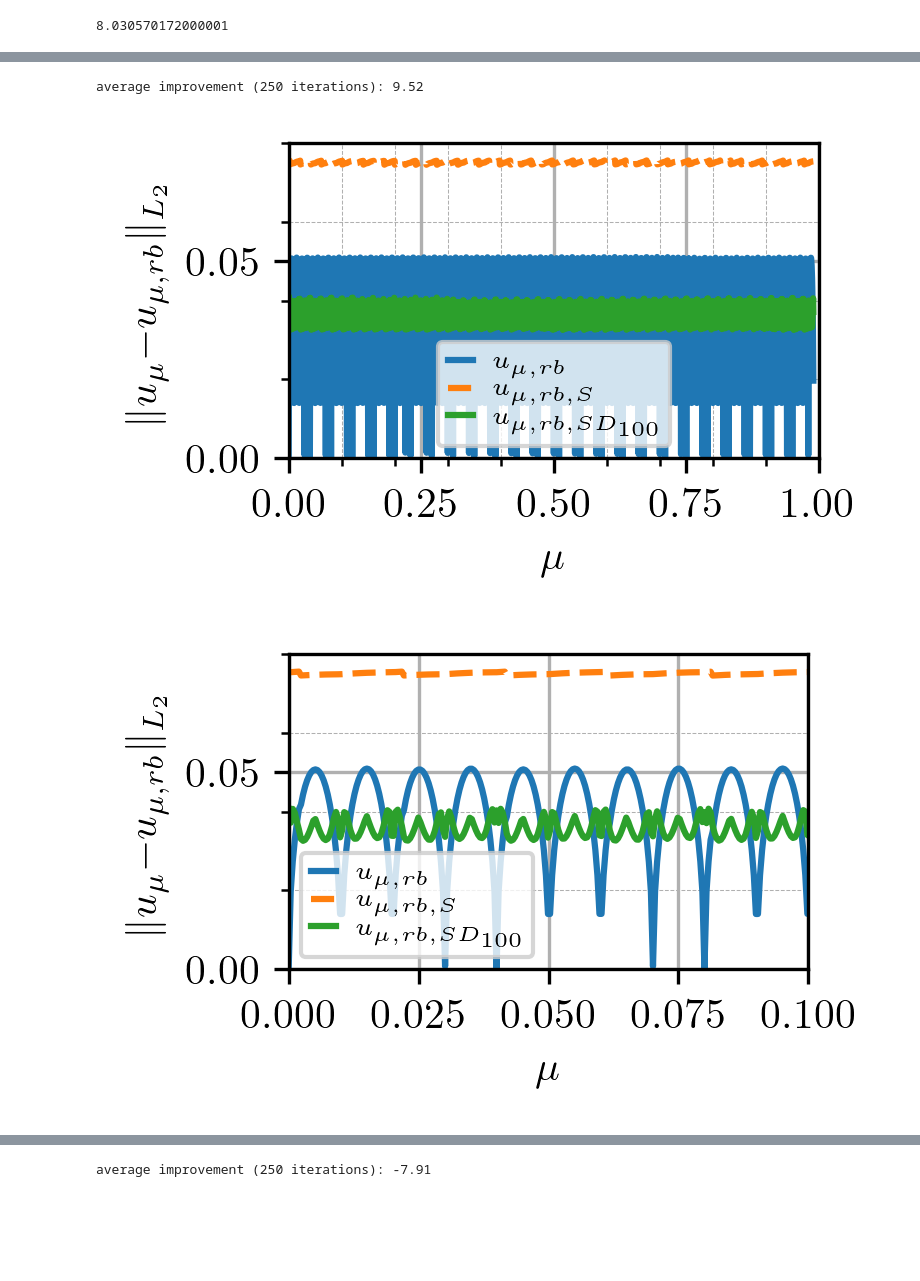
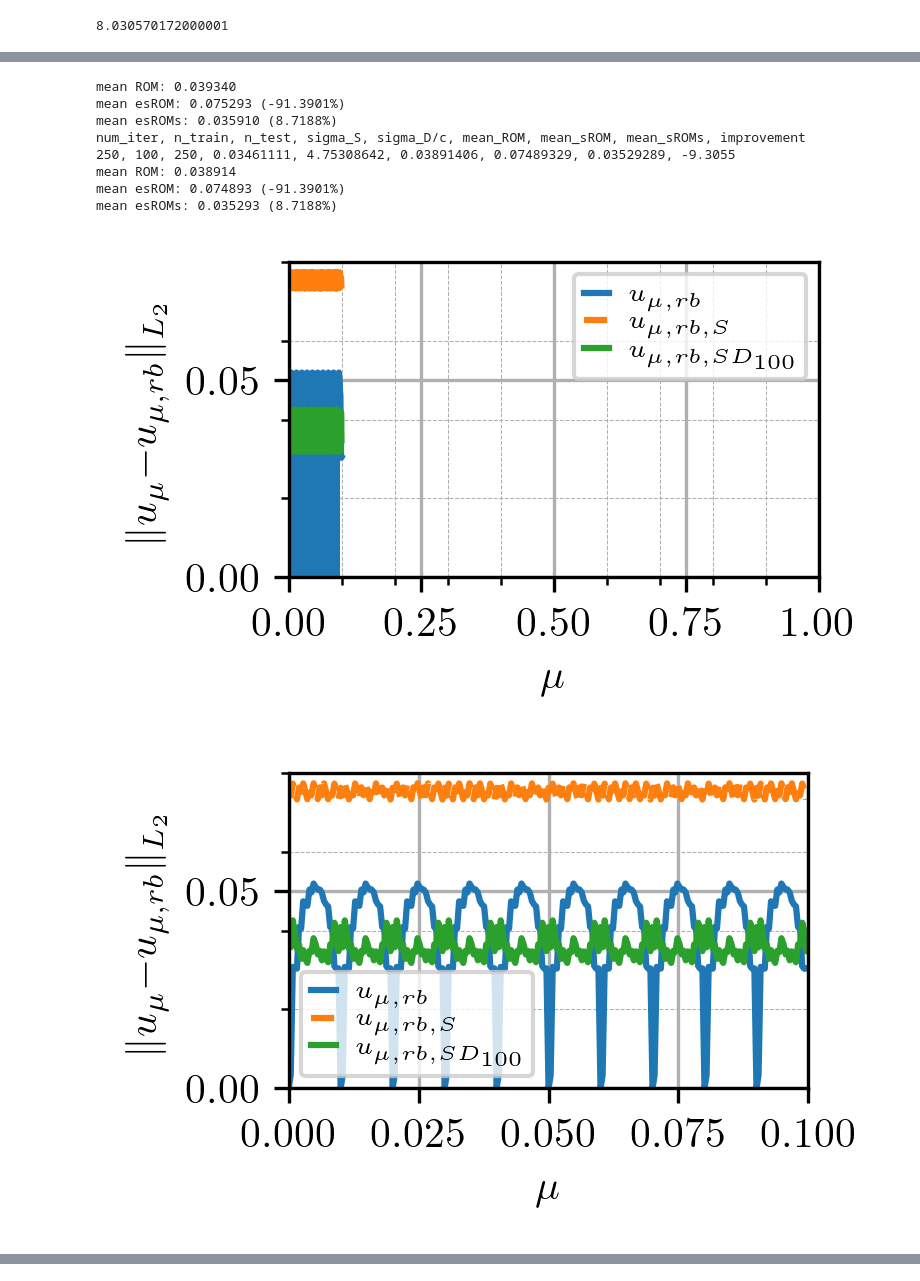
Before and after one commit to flabowski/POD-ROM-and-gaussian-convolution, a Jupyter notebook: notebooks/4_parameterized_PDE.ipynb, the cells around one changed output, grey strips where cells are left out. Drawn from its saved outputs; the diff is of its cells as text; code cells hidden in the pictures; blank space fills up the shorter version.

```diff
--- a/notebooks/4_parameterized_PDE.ipynb
+++ b/notebooks/4_parameterized_PDE.ipynb
@@ -47,11 +47,8 @@ pth = "../Plots/"
 markevery = 45
 # %% [output]
 8.030570172000001
-# %%
-def small_saw_tooth(x, mu):
-    return saw_tooth(x, mu, w=1/45)
 # %%
-n_x = 5000
+n_x = 1000
 x = np.linspace(0, 1, n_x, endpoint=False)
 case = {
     "n_x": n_x,
@@ -60,7 +57,7 @@ case = {
     "dx": x[1] - x[0],
 
     "n_train": 50,
-    "n_test": 10,  # 25
+    "n_test": 100,  # 25
     "g": small_saw_tooth, #small_saw_tooth, #saw_tooth, #rectangular_pulse,
     "truncate": 12,
     "sigma": 0.08,
@@ -125,20 +122,29 @@ def Fig6(mu_val, eROM, esROM, esROMs):
     return fig, ax
 # %%
 for rank in [10, 100]:
+    n_train = rank
     print(rank)
     case["rank"] = rank
-    case["n_train"] = rank
+    case["n_train"] = n_train
+    case["n_test"] = 25
     parameters = optimize_hyperparameters(case)
+    case["n_test"] = 250
+    # if rank == 10:
+    #     parameters = np.array([0.03461111, 5.12345679])
+    # elif rank == 100:
+    #     parameters = np.array([0.00627778, 0.55555556])
 
     case["sigma"], case["c"] = parameters[0], parameters[1]
     #case["sigma"], case["c"] = 0.046817495544034825, 3.4777597632478527
     #case["sigma"], case["c"] = 0.046817495544034825, 3.4777597632478527
-    for rank, ylim in zip([10, 100], (0.1, 0.08)):
+    for rank, ylim in zip([10, 100], (0.2, 0.08)):
+        n_train = rank
         case["rank"] = rank
-        case["n_train"] = rank
+        case["n_train"] = n_train
         mu_train, X_train, X_train_s = make_data_rw([0], [1], n_samples=case["n_train"], **case)
         mu_test, X_test, X_test_s = make_data_rw(mu_train[1], mu_train[2], n_samples=case["n_test"], **case)
-        mu_val, X_val, X_val_s = make_data_rw(mu_train[0], mu_train[-1], n_samples=2500, **case)
+        print(mu_train[0], mu_train[min(len(mu_train)-1, 10)])
+        mu_val, X_val, X_val_s = make_data_rw(mu_train[0], mu_train[min(len(mu_train)-1, 10)], n_samples=case["n_test"], **case)
 
 
         Fig3(x, mu_train, X_train, X_train_s)
@@ -149,7 +155,6 @@ for rank in [10, 100]:
         X_val_ROM = my_ROM.predict(mu_val).snapshots_matrix
         X_val_sROM, X_val_sROMs = get_predictions(my_sROM, mu_val, **case)
 
-
         # replace test with val
         mean_ROM, mean_sROM, mean_sROMs, improvement = get_improvement(
             X_val, X_val_ROM, X_val_sROM, X_val_sROMs
@@ -158,8 +163,16 @@ for rank in [10, 100]:
         eROM = L2_error_rw(X_val_ROM, X_val)
         esROM = L2_error_rw(X_val_sROM, X_val)
         esROMs = L2_error_rw(X_val_sROMs, X_val)
-        imp1 = 100 - np.mean(esROMs) / np.mean(eROM) * 100
-        print("average improvement ({:.0f} iterations): {:.2f}".format(case["num_iter"], imp1))
+        imp1 = 100 - np.mean(esROM) / np.mean(eROM) * 100
+        imp2 = 100 - np.mean(esROMs) / np.mean(eROM) * 100
+        print("mean ROM: {:.6f}".format(np.mean(eROM)))
+        print("mean esROM: {:.6f} ({:.4f}%)".format(np.mean(esROM), imp1))
+        print("mean esROMs: {:.6f} ({:.4f}%)".format(np.mean(esROMs), imp2))
+
+        mean_ROM, mean_sROM, mean_sROMs = target_function(case)
+        print("mean ROM: {:.6f}".format(mean_ROM))
+        print("mean esROM: {:.6f} ({:.4f}%)".format(mean_sROM, imp1))
+        print("mean esROMs: {:.6f} ({:.4f}%)".format(mean_sROMs, imp2))
 
         fig, ax = Fig6(mu_val, eROM, esROM, esROMs)
         ax.set_ylim(0, ylim)
@@ -197,4 +218,11 @@ average improvement (250 iterations): 61.84
 [figure]
-average improvement (250 iterations): 9.52
+mean ROM: 0.039340
+mean esROM: 0.075293 (-91.3901%)
+mean esROMs: 0.035910 (8.7188%)
+num_iter, n_train, n_test, sigma_S, sigma_D/c, mean_ROM, mean_sROM, mean_sROMs, improvement
+250, 100, 250, 0.03461111, 4.75308642, 0.03891406, 0.07489329, 0.03529289, -9.3055
+mean ROM: 0.038914
+mean esROM: 0.074893 (-91.3901%)
+mean esROMs: 0.035293 (8.7188%)
-[figure, old version]
+[figure, new version]
-[figure, old version]
+[figure, new version]
@@ -218,2 +246 @@ optimization result for sigma: 0.001 0.00627777777777778 0.01 0.002
 [figure]
-average improvement (250 iterations): -7.91
```
Also changed, not shown: parts of 5 cells of this notebook.
